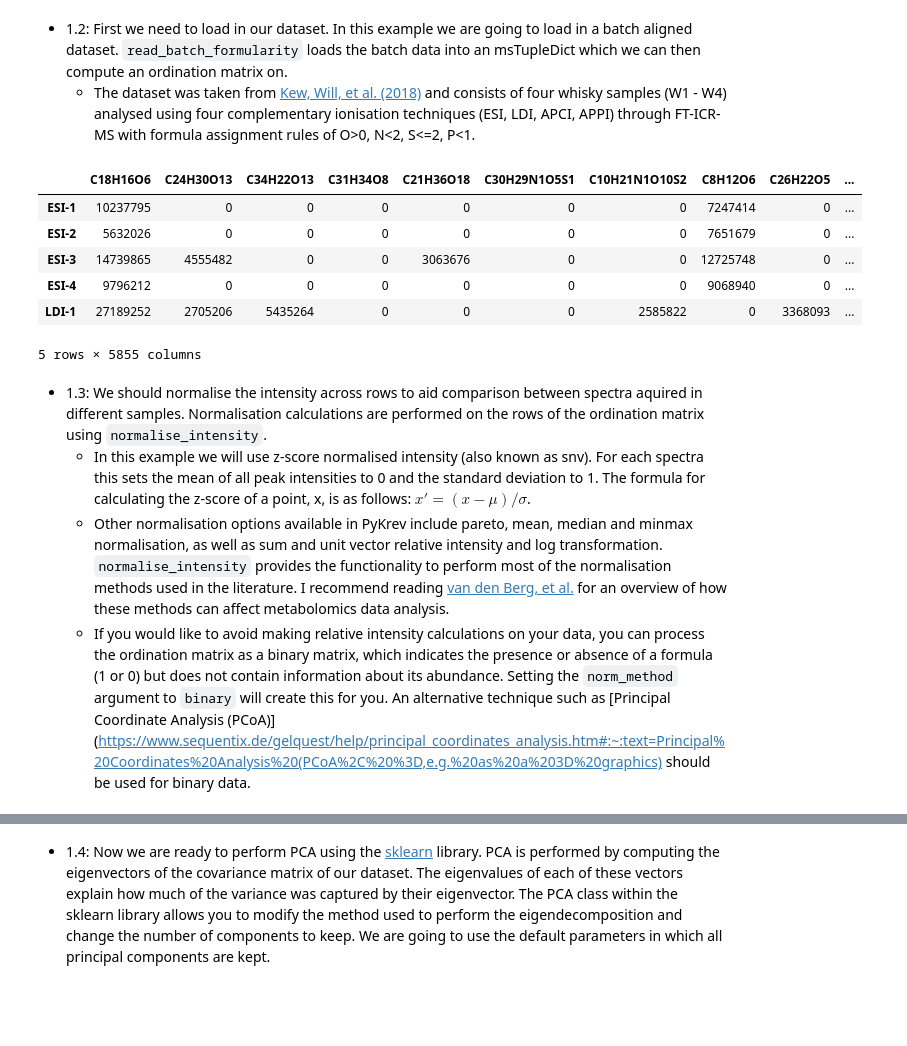
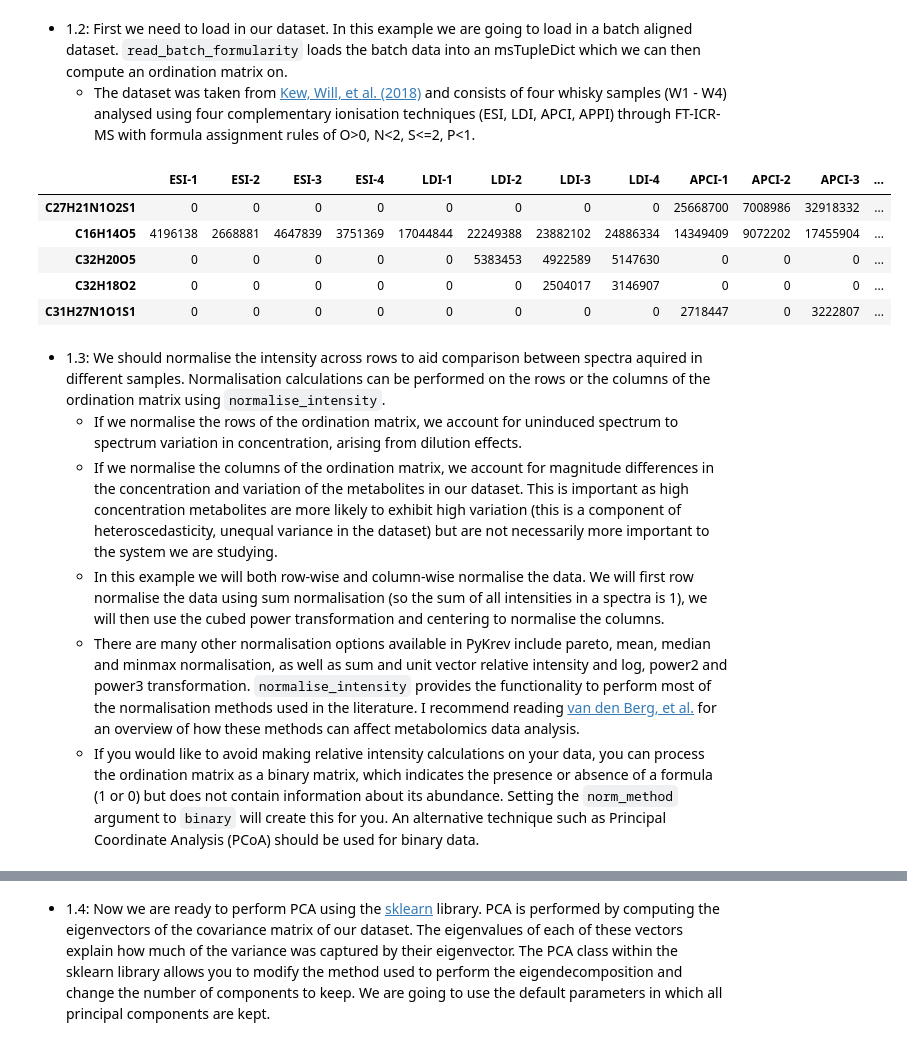
Before and after one commit to Kzra/pykrev, a Jupyter notebook: docs/pca_with_pykrev/PCAwithPyKrev.ipynb, the cells around one changed output, grey strips where cells are left out. Saved outputs shown, nothing was run; the diff lists cells and outputs as text; code cells hidden in the pictures; blank space fills up the shorter version.

````diff
--- a/docs/pca_with_pykrev/PCAwithPyKrev.ipynb
+++ b/docs/pca_with_pykrev/PCAwithPyKrev.ipynb
@@ -26,19 +26,19 @@ msTupleDict = pk.read_batch_formularity('../example_data/mixed_batch.csv')
 fordination = msTupleDict.to_OrdinationMatrix(impute_value = 0)
 nsample, nformula = fordination.shape #the ordination matrix has samples in rows and formula in columns
 # %%
-fordination.head()
+fordination.T.head()
 # %% [output]
-|  | C18H16O6 | C24H30O13 | C34H22O13 | C31H34O8 | C21H36O18 | C30H29N1O5S1 | C10H21N1O10S2 | C8H12O6 | C26H22O5 | ... |
-| ESI-1 | 10237795 | 0 | 0 | 0 | 0 | 0 | 0 | 7247414 | 0 | ... |
-| ESI-2 | 5632026 | 0 | 0 | 0 | 0 | 0 | 0 | 7651679 | 0 | ... |
-| ESI-3 | 14739865 | 4555482 | 0 | 0 | 3063676 | 0 | 0 | 12725748 | 0 | ... |
-| ESI-4 | 9796212 | 0 | 0 | 0 | 0 | 0 | 0 | 9068940 | 0 | ... |
-| LDI-1 | 27189252 | 2705206 | 5435264 | 0 | 0 | 0 | 2585822 | 0 | 3368093 | ... |
+|  | ESI-1 | ESI-2 | ESI-3 | ESI-4 | LDI-1 | LDI-2 | LDI-3 | LDI-4 | APCI-1 | APCI-2 | APCI-3 | ... |
+| C27H21N1O2S1 | 0 | 0 | 0 | 0 | 0 | 0 | 0 | 0 | 25668700 | 7008986 | 32918332 | ... |
+| C16H14O5 | 4196138 | 2668881 | 4647839 | 3751369 | 17044844 | 22249388 | 23882102 | 24886334 | 14349409 | 9072202 | 17455904 | ... |
+| C32H20O5 | 0 | 0 | 0 | 0 | 0 | 5383453 | 4922589 | 5147630 | 0 | 0 | 0 | ... |
+| C32H18O2 | 0 | 0 | 0 | 0 | 0 | 0 | 2504017 | 3146907 | 0 | 0 | 0 | ... |
+| C31H27N1O1S1 | 0 | 0 | 0 | 0 | 0 | 0 | 0 | 0 | 2718447 | 0 | 3222807 | ... |
-5 rows × 5855 columns
 # %% [markdown]
-* 1.3: We should normalise the intensity across rows to aid comparison between spectra aquired in different samples. Normalisation calculations are performed on the rows of the ordination matrix using ```normalise_intensity```.
-   * In this example we will use z-score normalised intensity (also known as snv). For each spectra this sets the mean of all peak intensities to 0 and the standard deviation to 1.
-     The formula for calculating the z-score of a point, x, is as follows: $x' = (x - \mu)/\sigma$.
-    * Other normalisation options available in PyKrev include pareto, mean, median and minmax normalisation, as well as sum and unit vector relative intensity and log transformation. ```normalise_intensity``` provides the functionality to perform most of the normalisation methods used in the literature. I recommend reading [van den Berg, et al.](https://link.springer.com/article/10.1186/1471-2164-7-142) for an overview of how these methods can affect metabolomics data analysis.
-  * If you would like to avoid making relative intensity calculations on your data, you can process the ordination matrix as a binary matrix, which indicates the presence or absence of a formula (1 or 0) but does not contain information about its abundance. Setting the ```norm_method``` argument to ```binary``` will create this for you. An alternative technique such as [Principal Coordinate Analysis (PCoA)](https://www.sequentix.de/gelquest/help/principal_coordinates_analysis.htm#:~:text=Principal%20Coordinates%20Analysis%20(PCoA%2C%20%3D,e.g.%20as%20a%203D%20graphics) should be used for binary data.
+* 1.3: We should normalise the intensity across rows to aid comparison between spectra aquired in different samples. Normalisation calculations can be performed on the rows or the columns of the ordination matrix using ```normalise_intensity```.
+   * If we normalise the rows of the ordination matrix, we account for uninduced spectrum to spectrum variation in concentration, arising from dilution effects.
+   * If we normalise the columns of the ordination matrix, we account for magnitude differences in the concentration and variation of the metabolites in our dataset. This is important as high concentration metabolites are more likely to exhibit high variation (this is a component of heteroscedasticity, unequal variance in the dataset) but are not necessarily more important to the system we are studying.
+   * In this example we will both row-wise and column-wise normalise the data. We will first row normalise the data using sum normalisation (so the sum of all intensities in a spectra is 1), we will then use the cubed power transformation and centering to normalise the columns.
+    * There are many other normalisation options available in PyKrev include pareto, mean, median and minmax normalisation, as well as sum and unit vector relative intensity and log, power2 and power3 transformation. ```normalise_intensity``` provides the functionality to perform most of the normalisation methods used in the literature. I recommend reading [van den Berg, et al.](https://link.springer.com/article/10.1186/1471-2164-7-142) for an overview of how these methods can affect metabolomics data analysis.
+  * If you would like to avoid making relative intensity calculations on your data, you can process the ordination matrix as a binary matrix, which indicates the presence or absence of a formula (1 or 0) but does not contain information about its abundance. Setting the ```norm_method``` argument to ```binary``` will create this for you. An alternative technique such as Principal Coordinate Analysis (PCoA) should be used for binary data.
 # %%
````
Also changed, not shown: parts of 10 cells of this notebook, 13 other files.
